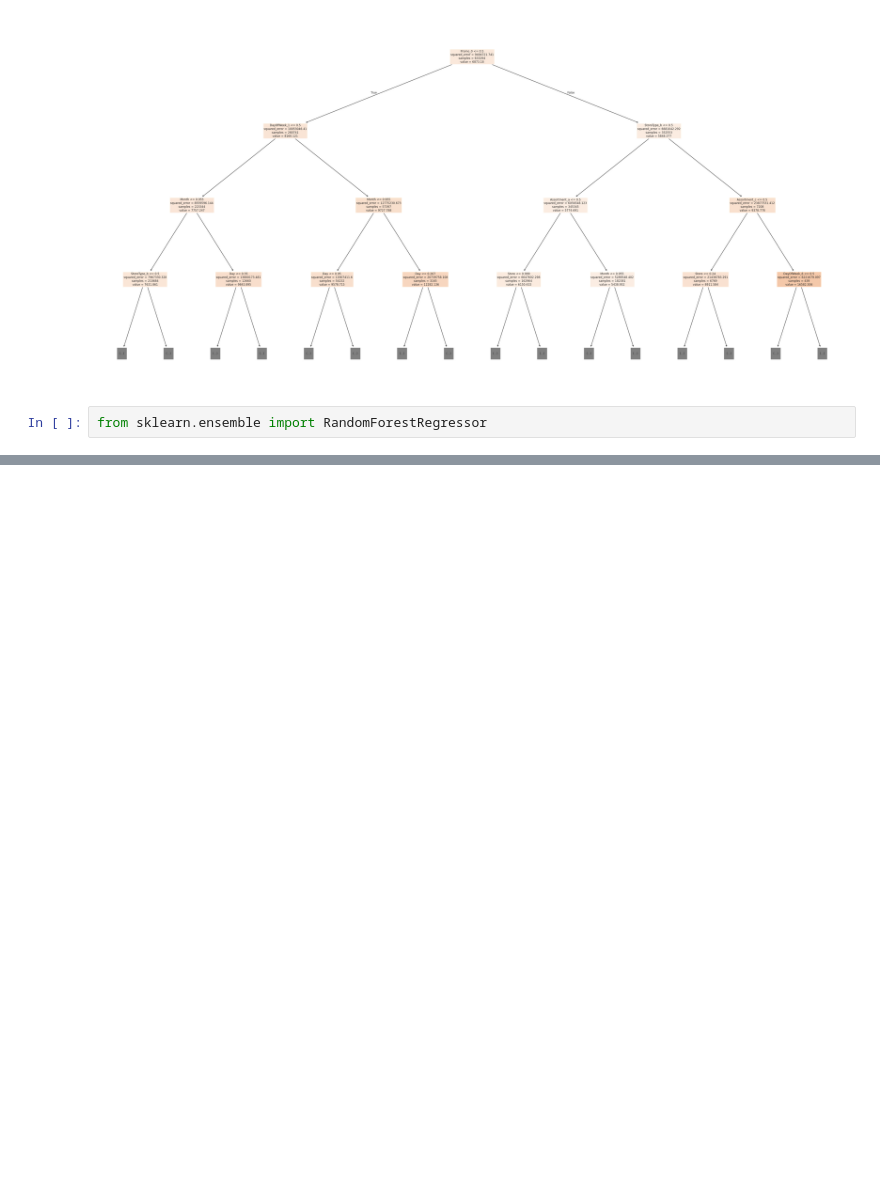
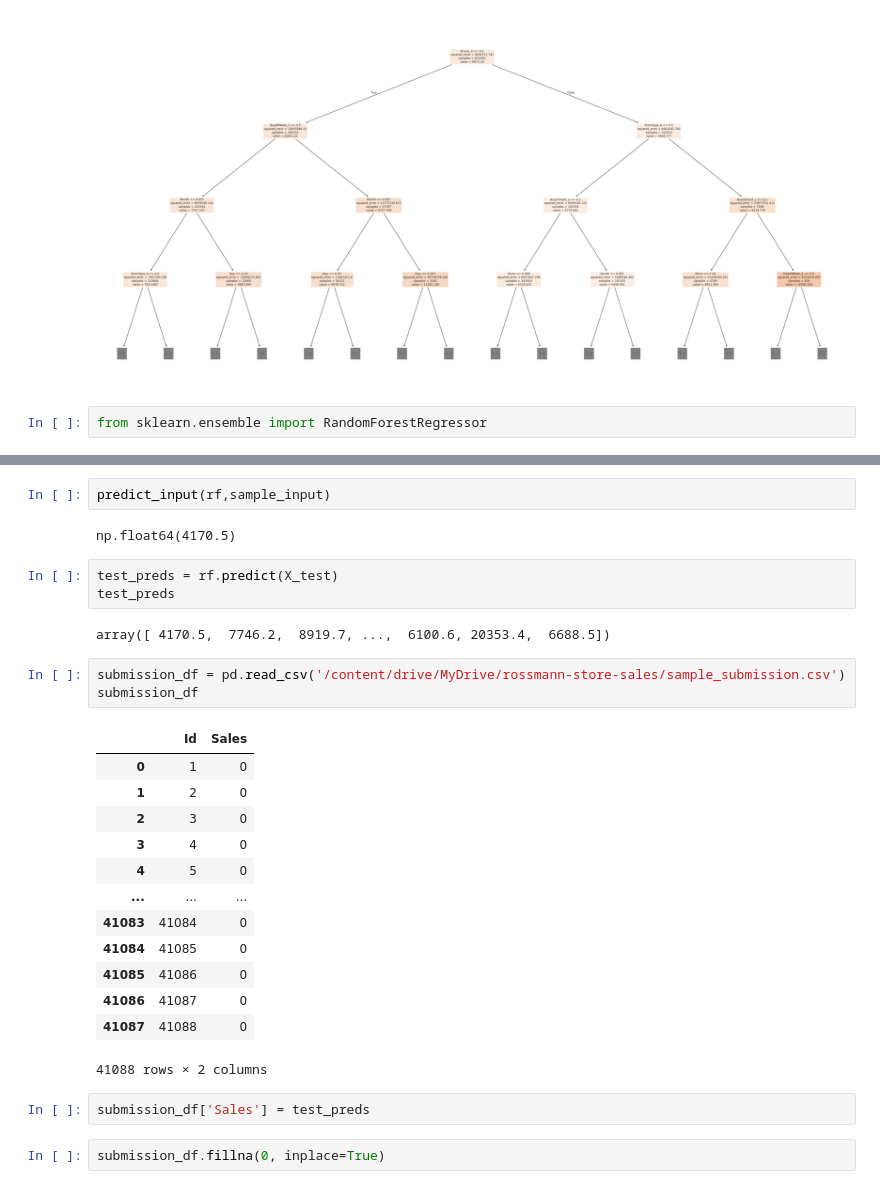
Before and after one commit to JohnUfo/python-and-scikit-tutorial, a Jupyter notebook: business_driven_ml_approach.ipynb, the cells around one changed output, grey strips where cells are left out. Drawn from its saved outputs; the diff is of its cells as text; blank space fills up the shorter version.

```diff
--- a/business_driven_ml_approach.ipynb
+++ b/business_driven_ml_approach.ipynb
@@ -428,0 +510,30 @@ try_model(rf)
+# %%
+predict_input(rf,sample_input)
+# %% [output]
+np.float64(4170.5)
+# %%
+test_preds = rf.predict(X_test)
+test_preds
+# %% [output]
+array([ 4170.5,  7746.2,  8919.7, ...,  6100.6, 20353.4,  6688.5])
+# %%
+submission_df = pd.read_csv('/content/drive/MyDrive/rossmann-store-sales/sample_submission.csv')
+submission_df
+# %% [output]
+|  | Id | Sales |
+| 0 | 1 | 0 |
+| 1 | 2 | 0 |
+| 2 | 3 | 0 |
+| 3 | 4 | 0 |
+| 4 | 5 | 0 |
+| ... | ... | ... |
+| 41083 | 41084 | 0 |
+| 41084 | 41085 | 0 |
+| 41085 | 41086 | 0 |
+| 41086 | 41087 | 0 |
+| 41087 | 41088 | 0 |
+41088 rows × 2 columns
+# %%
+submission_df['Sales'] = test_preds
+# %%
+submission_df.fillna(0, inplace=True)
```
Also changed, not shown: parts of 9 cells of this notebook.
